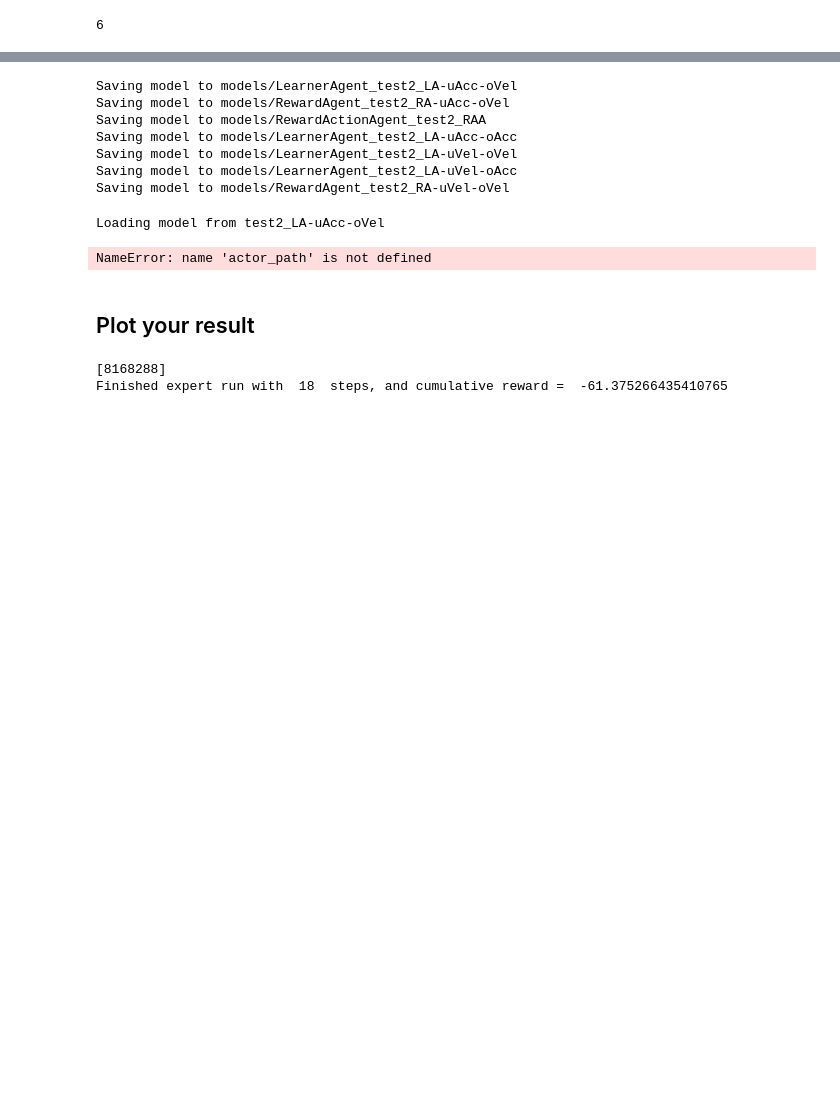
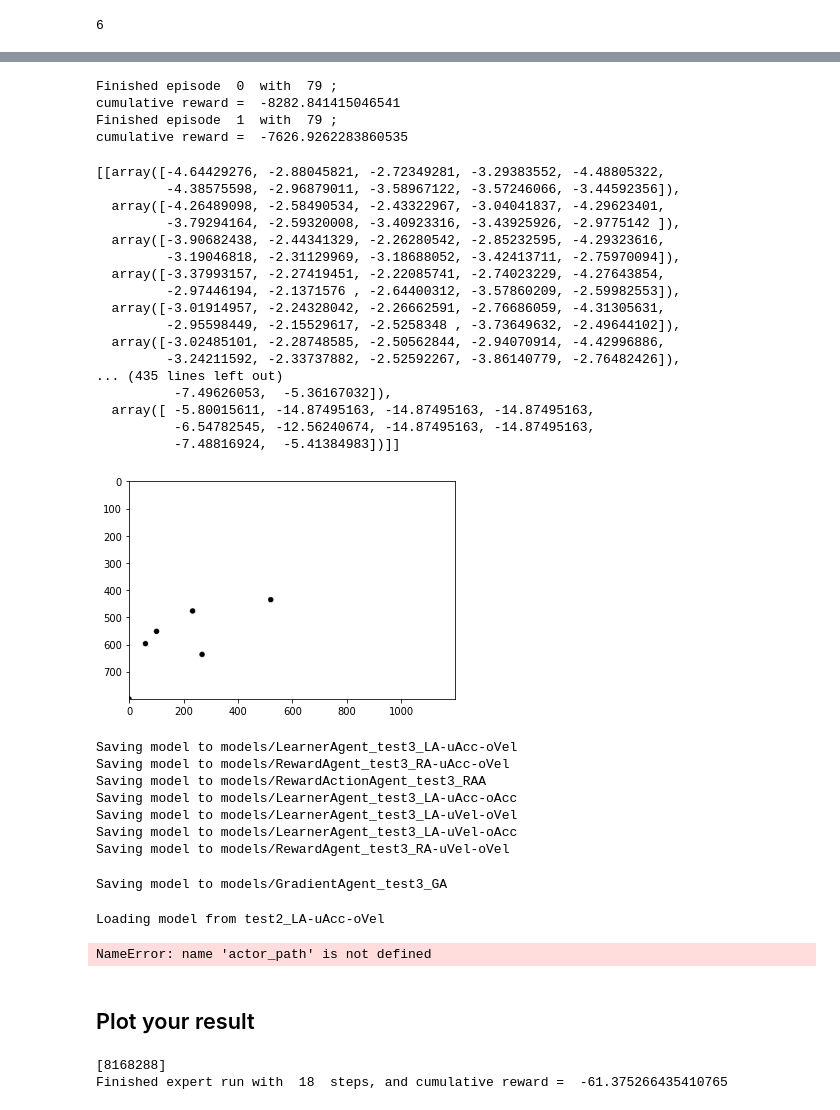
Before and after one commit to zhzhang2018/NN_MARL_experiments, a Jupyter notebook: torch_consensus.ipynb, the cells around one changed output, grey strips where cells are left out. Cells and saved outputs as stored; diff of their text form; code cells hidden in the pictures; blank space fills up the shorter version.

```diff
--- a/torch_consensus.ipynb
+++ b/torch_consensus.ipynb
@@ -268,5 +322,4 @@ Finished test  19  with  199 ; cumulative reward =  -27339.06360206816
 # %%
-agent7 = RewardAgent(device, N, ns, na, hidden)
-a7hist = train(agent7, env3, num_episode, test_interval, num_test, num_iteration, BATCH_SIZE, num_sample,
-               action_space=[-1,1], debug=debug)
+agent8 = GradientAgent(device, N, ns, hidden)
+a8hist = train(agent8, env3, 500, 50, 1, 200, BATCH_SIZE, num_sample, action_space, debug)
 # %% [output]
@@ -290,19 +363,49 @@ Finished test  19  with  199 ; cumulative reward =  -16195.749260003326
+# %%
+plot_test(agent8, env3, fnames=['GradientAgent_1', 'GradientAgent_2'],
+          num_iteration=80, action_space=action_space, imdir='screencaps/')
+# %% [output]
+Finished episode  0  with  79 ;
+cumulative reward =  -8282.841415046541
+Finished episode  1  with  79 ;
+cumulative reward =  -7626.9262283860535
+[[array([-4.64429276, -2.88045821, -2.72349281, -3.29383552, -4.48805322,
+         -4.38575598, -2.96879011, -3.58967122, -3.57246066, -3.44592356]),
+  array([-4.26489098, -2.58490534, -2.43322967, -3.04041837, -4.29623401,
+         -3.79294164, -2.59320008, -3.40923316, -3.43925926, -2.9775142 ]),
+  array([-3.90682438, -2.44341329, -2.26280542, -2.85232595, -4.29323616,
+         -3.19046818, -2.31129969, -3.18688052, -3.42413711, -2.75970094]),
+  array([-3.37993157, -2.27419451, -2.22085741, -2.74023229, -4.27643854,
+         -2.97446194, -2.1371576 , -2.64400312, -3.57860209, -2.59982553]),
+  array([-3.01914957, -2.24328042, -2.26662591, -2.76686059, -4.31305631,
+         -2.95598449, -2.15529617, -2.5258348 , -3.73649632, -2.49644102]),
+  array([-3.02485101, -2.28748585, -2.50562844, -2.94070914, -4.42996886,
+         -3.24211592, -2.33737882, -2.52592267, -3.86140779, -2.76482426]),
+... (435 lines left out)
+          -7.49626053,  -5.36167032]),
+  array([ -5.80015611, -14.87495163, -14.87495163, -14.87495163,
+          -6.54782545, -12.56240674, -14.87495163, -14.87495163,
+          -7.48816924,  -5.41384983])]]
+[figure, added]
 # %%
-agent1.save_model('test2_LA-uAcc-oVel')
-agent2.save_model('test2_RA-uAcc-oVel')
-agent3.save_model('test2_RAA')
-agent4.save_model('test2_LA-uAcc-oAcc')
-agent5.save_model('test2_LA-uVel-oVel')
-agent6.save_model('test2_LA-uVel-oAcc')
-agent7.save_model('test2_RA-uVel-oVel')
+agent1.save_model('test3_LA-uAcc-oVel')
+agent2.save_model('test3_RA-uAcc-oVel')
+agent3.save_model('test3_RAA')
+agent4.save_model('test3_LA-uAcc-oAcc')
+agent5.save_model('test3_LA-uVel-oVel')
+agent6.save_model('test3_LA-uVel-oAcc')
+agent7.save_model('test3_RA-uVel-oVel')
 # %% [output]
-Saving model to models/LearnerAgent_test2_LA-uAcc-oVel
-Saving model to models/RewardAgent_test2_RA-uAcc-oVel
-Saving model to models/RewardActionAgent_test2_RAA
-Saving model to models/LearnerAgent_test2_LA-uAcc-oAcc
-Saving model to models/LearnerAgent_test2_LA-uVel-oVel
-Saving model to models/LearnerAgent_test2_LA-uVel-oAcc
-Saving model to models/RewardAgent_test2_RA-uVel-oVel
+Saving model to models/LearnerAgent_test3_LA-uAcc-oVel
+Saving model to models/RewardAgent_test3_RA-uAcc-oVel
+Saving model to models/RewardActionAgent_test3_RAA
+Saving model to models/LearnerAgent_test3_LA-uAcc-oAcc
+Saving model to models/LearnerAgent_test3_LA-uVel-oVel
+Saving model to models/LearnerAgent_test3_LA-uVel-oAcc
+Saving model to models/RewardAgent_test3_RA-uVel-oVel
+# %%
+agent8.save_model('test3_GA')
+# %% [output]
+Saving model to models/GradientAgent_test3_GA
 # %%
 agent1.load_model('test2_LA-uAcc-oVel')
 agent2.load_model('test2_RA-uAcc-oVel')
```
Also changed, not shown: parts of 26 cells of this notebook, 2 other files.
